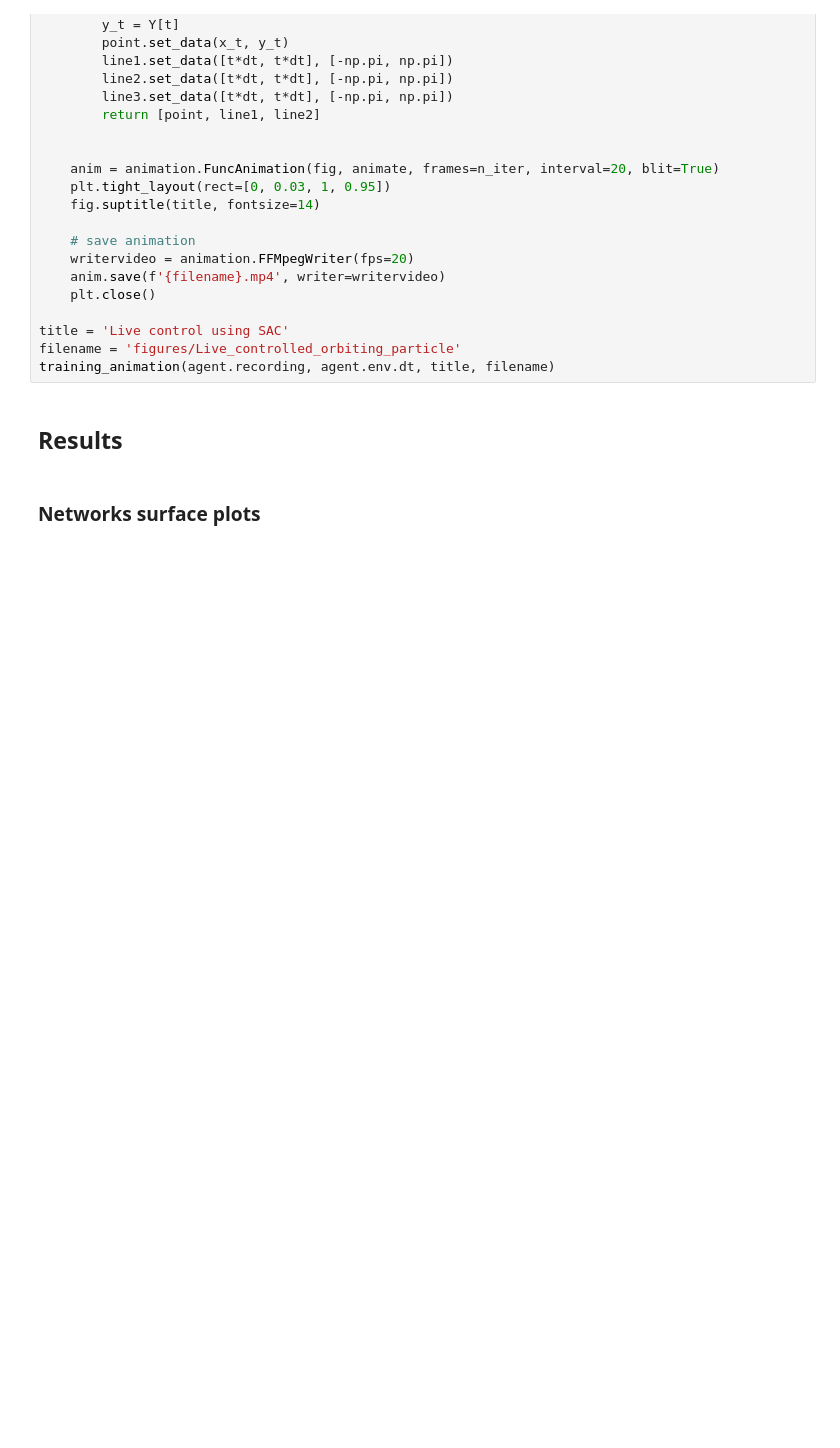
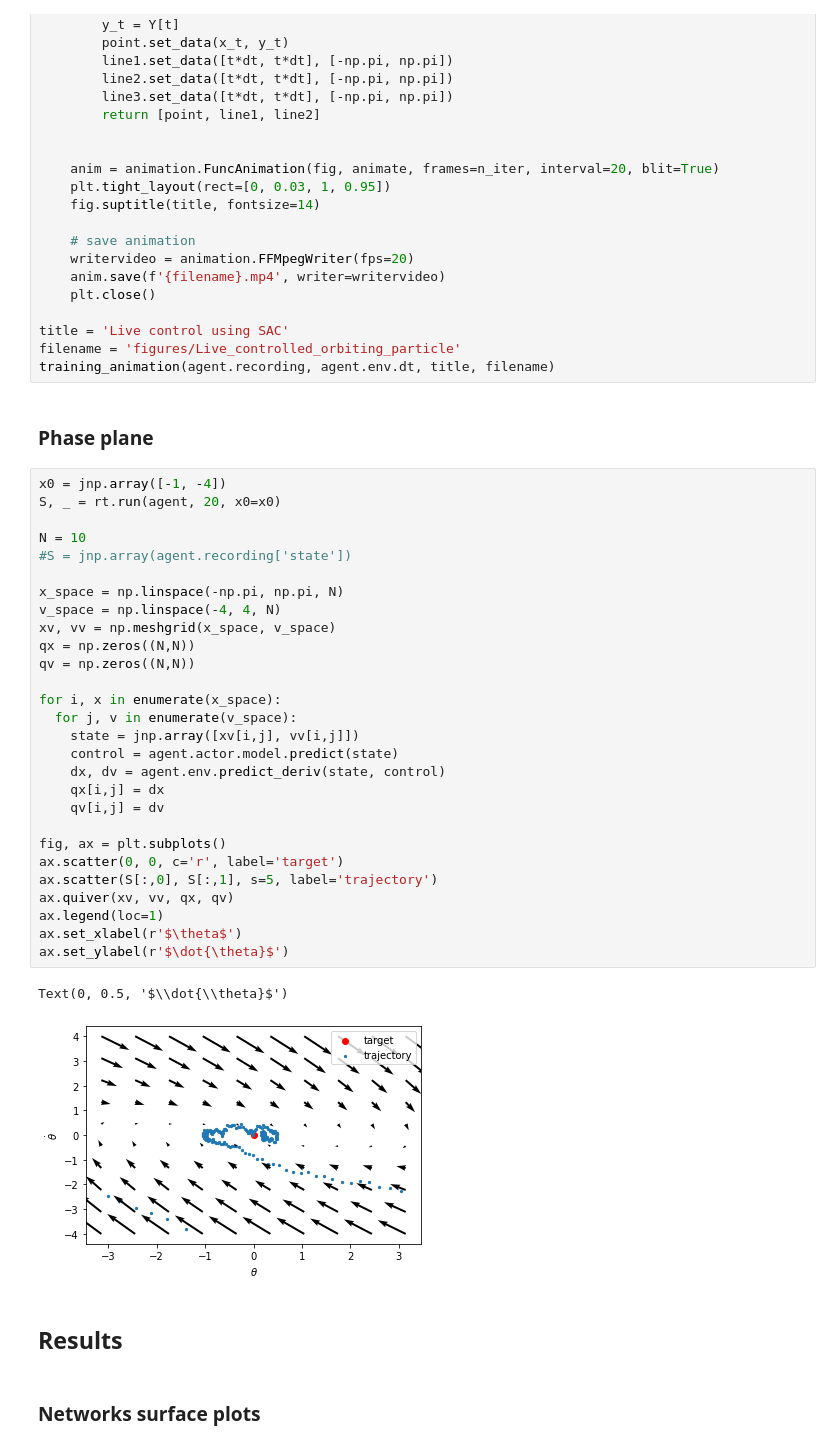
Before and after one commit to JopNiessen/SoftActorCritic, a Jupyter notebook: SoftActorCritic_for_orbiting_particle.ipynb, the cells around one changed output. Drawn from its saved outputs; the diff is of its cells as text; blank space fills up the shorter version.

```diff
--- a/SoftActorCritic_for_orbiting_particle.ipynb
+++ b/SoftActorCritic_for_orbiting_particle.ipynb
@@ -268,6 +270,39 @@ def training_animation(recording, dt, title, filename, **kwargs):
 title = 'Live control using SAC'
 filename = 'figures/Live_controlled_orbiting_particle'
 training_animation(agent.recording, agent.env.dt, title, filename)
+# %% [markdown]
+### Phase plane
+# %%
+x0 = jnp.array([-1, -4])
+S, _ = rt.run(agent, 20, x0=x0)
+
+N = 10
+#S = jnp.array(agent.recording['state'])
+
+x_space = np.linspace(-np.pi, np.pi, N)
+v_space = np.linspace(-4, 4, N)
+xv, vv = np.meshgrid(x_space, v_space)
+qx = np.zeros((N,N))
+qv = np.zeros((N,N))
+
+for i, x in enumerate(x_space):
+  for j, v in enumerate(v_space):
+    state = jnp.array([xv[i,j], vv[i,j]])
+    control = agent.actor.model.predict(state)
+    dx, dv = agent.env.predict_deriv(state, control)
+    qx[i,j] = dx
+    qv[i,j] = dv
+
+fig, ax = plt.subplots()
+ax.scatter(0, 0, c='r', label='target')
+ax.scatter(S[:,0], S[:,1], s=5, label='trajectory')
+ax.quiver(xv, vv, qx, qv)
+ax.legend(loc=1)
+ax.set_xlabel(r'$\theta$')
+ax.set_ylabel(r'$\dot{\theta}$')
+# %% [output]
+Text(0, 0.5, '$\\dot{\\theta}$')
+[figure, added]
 # %% [markdown]
 ## Results
 # %% [markdown]
```
Also changed, not shown: parts of 4 cells of this notebook, 7 other files.
